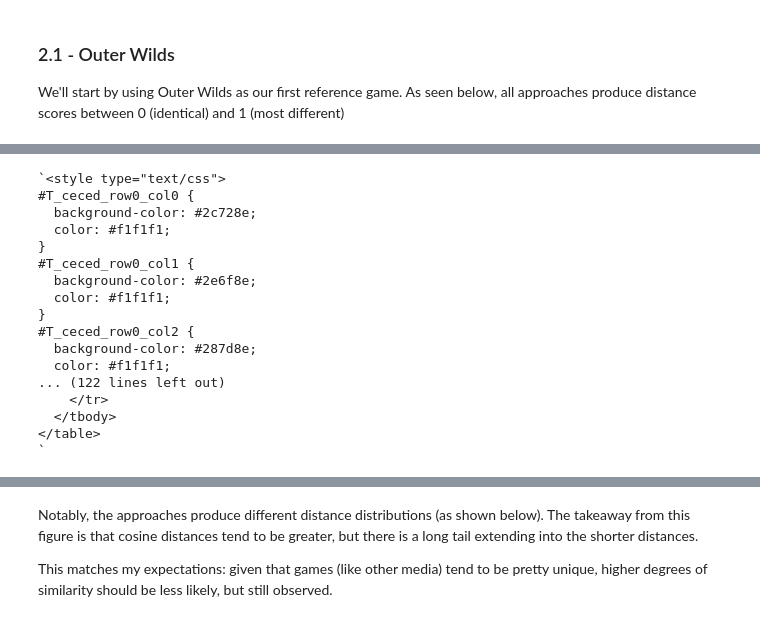
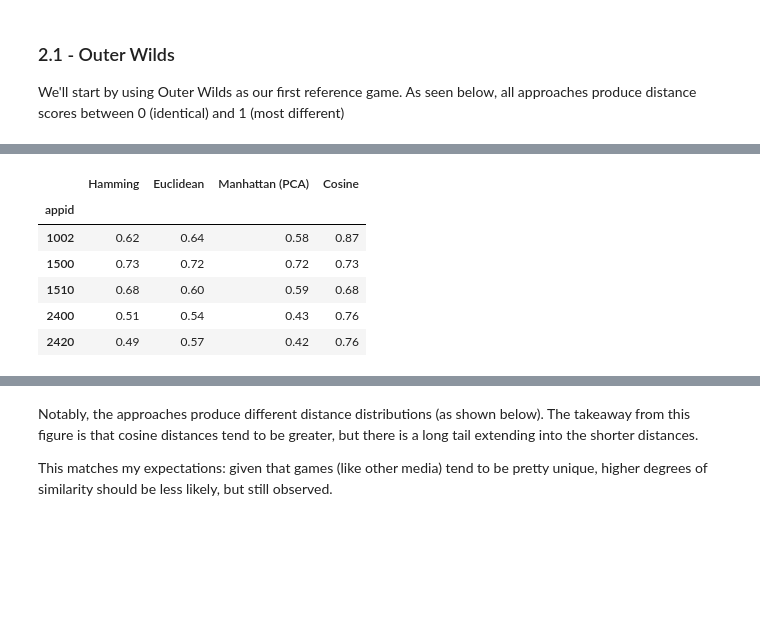
Before and after one commit to zbvc42/steam_recommendation_system, a Jupyter notebook: notebooks/03 - EDA/02 - tag EDA.ipynb, the cells around one changed output, grey strips where cells are left out. Drawn from its saved outputs; the diff is of its cells as text; code cells hidden in the pictures; blank space fills up the shorter version.

```diff
--- a/notebooks/03 - EDA/02 - tag EDA.ipynb
+++ b/notebooks/03 - EDA/02 - tag EDA.ipynb
@@ -451,23 +451,13 @@ Markdown(filename="test.html")
 #T_ceced_row3_col2 {
   background-color: #1fa188;
   color: #f1f1f1;
-# %%
-print(f'`{df.to_html()}`')
-# %% [output]
-`<style type="text/css">
-#T_ceced_row0_col0 {
-  background-color: #2c728e;
-  color: #f1f1f1;
-}
-#T_ceced_row0_col1 {
-  background-color: #2e6f8e;
-  color: #f1f1f1;
-}
-#T_ceced_row0_col2 {
-  background-color: #287d8e;
-  color: #f1f1f1;
-... (122 lines left out)
-    </tr>
-  </tbody>
-</table>
-`
+# %%
+display_html(df.to_html(), raw=True)
+# %% [output]
+|  | Hamming | Euclidean | Manhattan (PCA) | Cosine |
+| appid |  |  |  |  |
+| 1002 | 0.62 | 0.64 | 0.58 | 0.87 |
+| 1500 | 0.73 | 0.72 | 0.72 | 0.73 |
+| 1510 | 0.68 | 0.60 | 0.59 | 0.68 |
+| 2400 | 0.51 | 0.54 | 0.43 | 0.76 |
+| 2420 | 0.49 | 0.57 | 0.42 | 0.76 |
```
Also changed, not shown: parts of 4 cells of this notebook.
